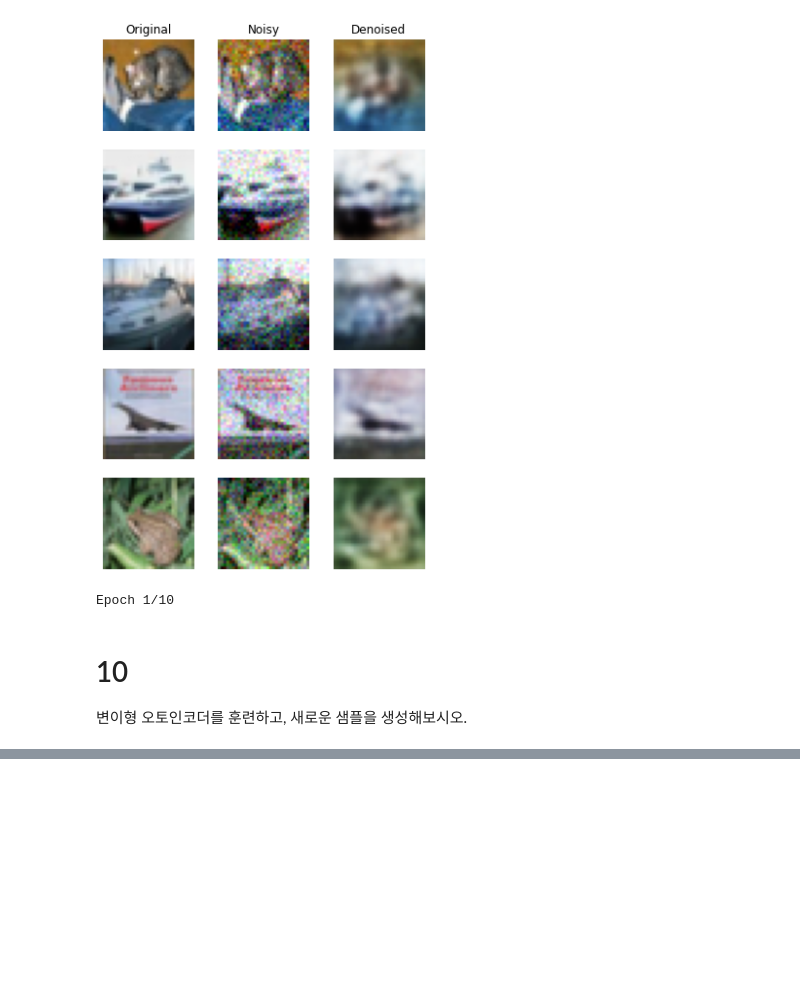
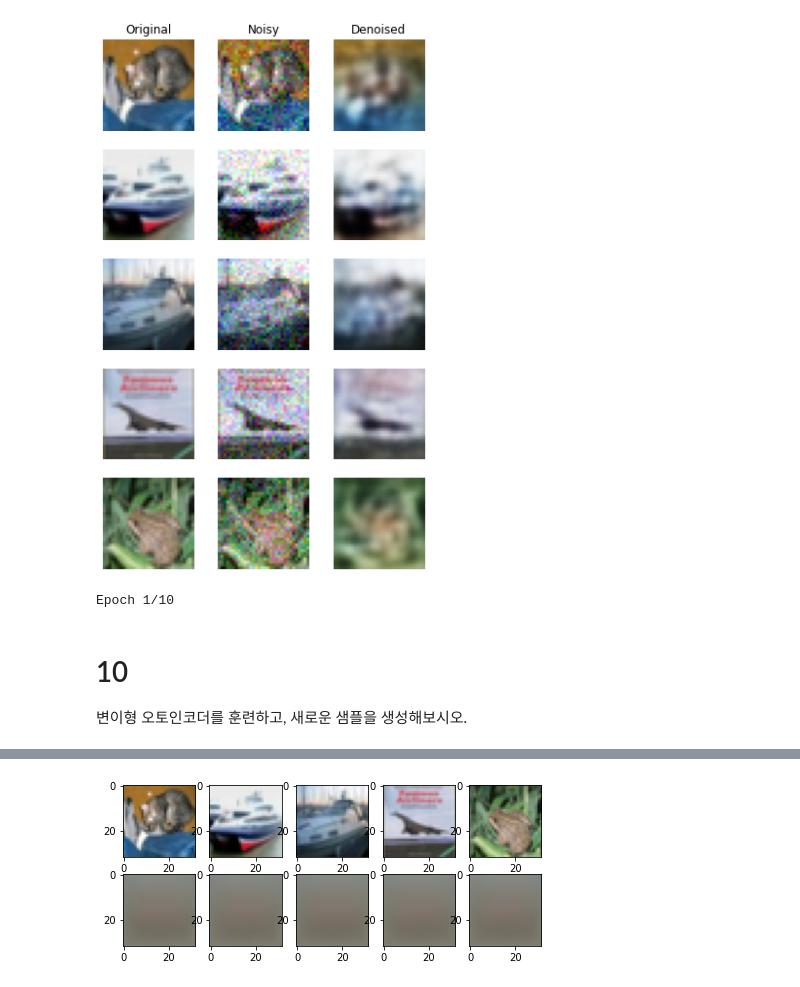
Before and after one commit to kimhwijin/HandsOnMachineLearing, a Jupyter notebook: HOML_Exercise_17.ipynb, the cells around one changed output, grey strips where cells are left out. Saved outputs shown, nothing was run; the diff lists cells and outputs as text; code cells hidden in the pictures; blank space fills up the shorter version.

Commit message:
cifar 훈련실패..

```diff
--- a/HOML_Exercise_17.ipynb
+++ b/HOML_Exercise_17.ipynb
@@ -187,0 +254,14 @@ history = vae.fit(X_train, X_train, epochs=25, batch_size=128, validation_data=[
+# %%
+decoder_inputs = keras.layers.Input(shape=[codings_size])
+z = keras.layers.Dense(11*11*96, activation='relu')(decoder_inputs)
+z = keras.layers.Reshape([11, 11, 96])(z)
+z = keras.layers.Conv2DTranspose(96, kernel_size=3, strides=2, padding='same', activation='relu')(z)
+z = keras.layers.Conv2DTranspose(80, kernel_size=3, padding='valid', activation='relu')(z)
+z = keras.layers.Conv2DTranspose(64, kernel_size=3, padding='valid', activation='relu')(z)
+z = keras.layers.Conv2DTranspose(48, kernel_size=3, padding='valid', activation='relu')(z)
+z = keras.layers.Conv2DTranspose(32, kernel_size=3, padding='valid', activation='relu')(z)
+z = keras.layers.Conv2DTranspose(3, kernel_size=3, padding='valid', activation='sigmoid')(z)
+
+outputs = keras.layers.Reshape([32,32,3])(z)
+variational_decoder = keras.models.Model(inputs=[decoder_inputs], outputs=[outputs])
+variational_decoder.summary()
@@ -187,0 +286,17 @@ history = vae.fit(X_train, X_train, epochs=25, batch_size=128, validation_data=[
+# %%
+_, _, codings = variational_encoder(inputs)
+reconstructions = variational_decoder(codings)
+variational_ae = keras.models.Model(inputs=[inputs], outputs=[reconstructions])
+
+latent_loss = - 0.5 * K.sum(
+    1 + codings_log_var - K.exp(codings_log_var) - K.square(codings_mean), axis=1
+)
+
+variational_ae.add_loss(K.mean(latent_loss))
+variational_ae.compile(loss='binary_crossentropy', optimizer='rmsprop', metrics=['mse', rounded_accuracy])
+# %%
+(X_train, y_train), (X_test, y_test) = keras.datasets.cifar10.load_data()
+X_train = X_train / 255.
+X_test = X_test / 255.
+
+history = variational_ae.fit(X_train, X_train, epochs=25, batch_size=128, validation_data=[X_test, X_test])
@@ -187,0 +321,5 @@ history = vae.fit(X_train, X_train, epochs=25, batch_size=128, validation_data=[
+# %%
+show_reconstructions(variational_ae, images=X_test)
+plt.show()
+# %% [output]
+[figure, added]
```
Also changed, not shown: parts of 13 cells of this notebook.
